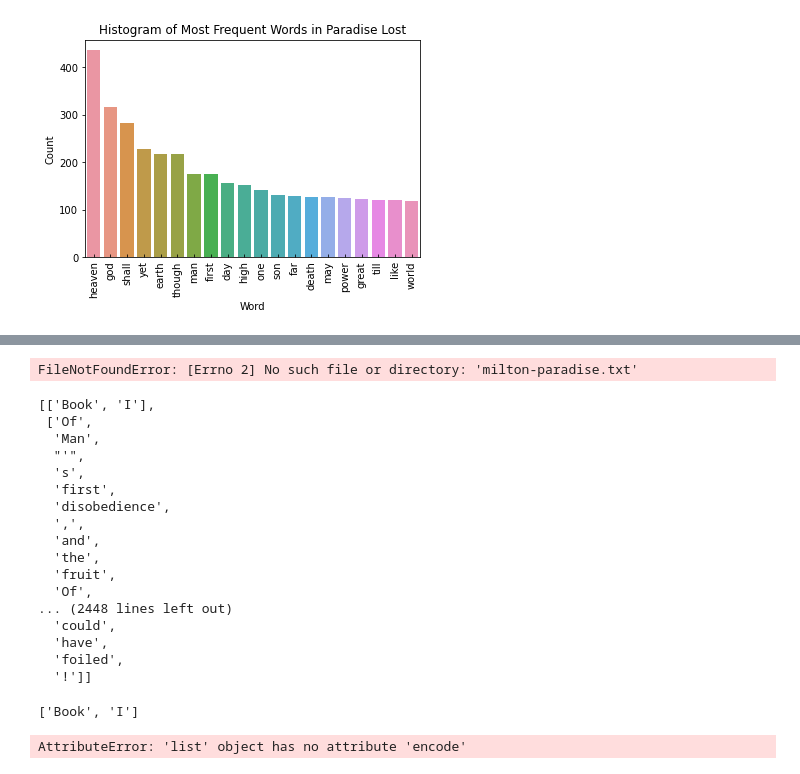
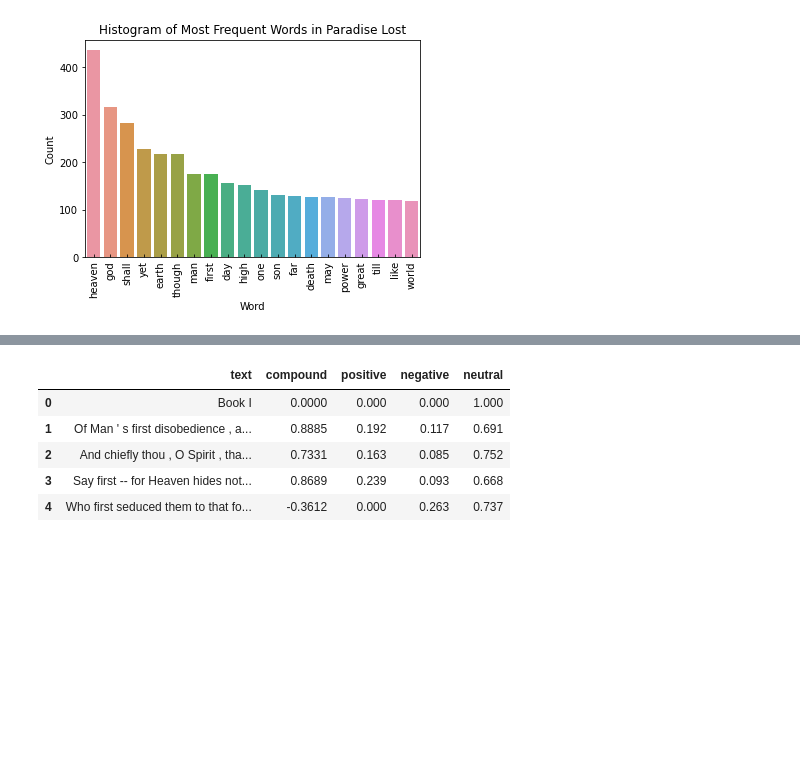
Before and after one commit to britt-emm/Homework, a Jupyter notebook: Week_20/Week20HW.ipynb, the cells around one changed output, grey strips where cells are left out. Cells and saved outputs as stored; diff of their text form; code cells hidden in the pictures; blank space fills up the shorter version.

```diff
--- a/Week_20/Week20HW.ipynb
+++ b/Week_20/Week20HW.ipynb
@@ -197,7 +191,0 @@ text_block
-# %%
-for sentence in text_sentences:
-...   print(sentence)
-...   ss = analyzer.polarity_scores(sentence)
-...   for k in sorted(ss):
-...       print('{0}: {1}, '.format(k, ss[k]), end='')
-...       print()
@@ -207,37 +191,0 @@ AttributeError: 'list' object has no attribute 'encode'
-# %%
-with open('milton-paradise.txt', 'r') as paradise1:
-    paradise_lines = paradise1.readlines()
-    paradise_block = ''.join(x.lower() for x in paradise_lines)
-# %% [output]
-FileNotFoundError: [Errno 2] No such file or directory: 'milton-paradise.txt'
-# %%
-paradise = nltk.corpus.gutenberg.sents('milton-paradise.txt')
-paradise[1:50]
-# %% [output]
-[['Book', 'I'],
- ['Of',
-  'Man',
-  "'",
-  's',
-  'first',
-  'disobedience',
-  ',',
-  'and',
-  'the',
-  'fruit',
-  'Of',
-... (2448 lines left out)
-  'could',
-  'have',
-  'foiled',
-  '!']]
-# %%
-for sentence in paradise[1:50]:
-...   print(sentence)
-...   ss = analyzer.polarity_scores(sentence)
-...   for k in sorted(ss):
-...       print('{0}: {1}, '.format(k, ss[k]), end='')
-...       print()
-# %% [output]
-['Book', 'I']
-AttributeError: 'list' object has no attribute 'encode'
@@ -245,0 +192,34 @@ AttributeError: 'list' object has no attribute 'encode'
+# %%
+# create text sentences
+#leave off the title by indexing from 1 since the title is in its own list
+#also leave off "The end" because it's also a list
+sentiments=[]
+text_sentences = nltk.corpus.gutenberg.sents("milton-paradise.txt")[1:-2]
+for sentence in text_sentences:
+    new_sentence = ' '.join(word for word in sentence)
+    #print(new_sentence)
+
+    sentiment = analyzer.polarity_scores(new_sentence)
+    #print(sentiment)
+    compound = sentiment["compound"]
+    pos = sentiment["pos"]
+    neu = sentiment["neu"]
+    neg = sentiment["neg"]
+    sentiments.append({
+            "text":new_sentence,
+            "compound":compound,
+            "positive":pos,
+            "negative":neg,
+            "neutral":neu
+    })
+    #print(sentiments)
+# %%
+sentiment_df = pd.DataFrame(sentiments)
+sentiment_df.head()
+# %% [output]
+|  | text | compound | positive | negative | neutral |
+| 0 | Book I | 0.0000 | 0.000 | 0.000 | 1.000 |
+| 1 | Of Man ' s first disobedience , a... | 0.8885 | 0.192 | 0.117 | 0.691 |
+| 2 | And chiefly thou , O Spirit , tha... | 0.7331 | 0.163 | 0.085 | 0.752 |
+| 3 | Say first -- for Heaven hides not... | 0.8689 | 0.239 | 0.093 | 0.668 |
+| 4 | Who first seduced them to that fo... | -0.3612 | 0.000 | 0.263 | 0.737 |
```
Also changed, not shown: parts of 10 cells of this notebook, 8 other files.
